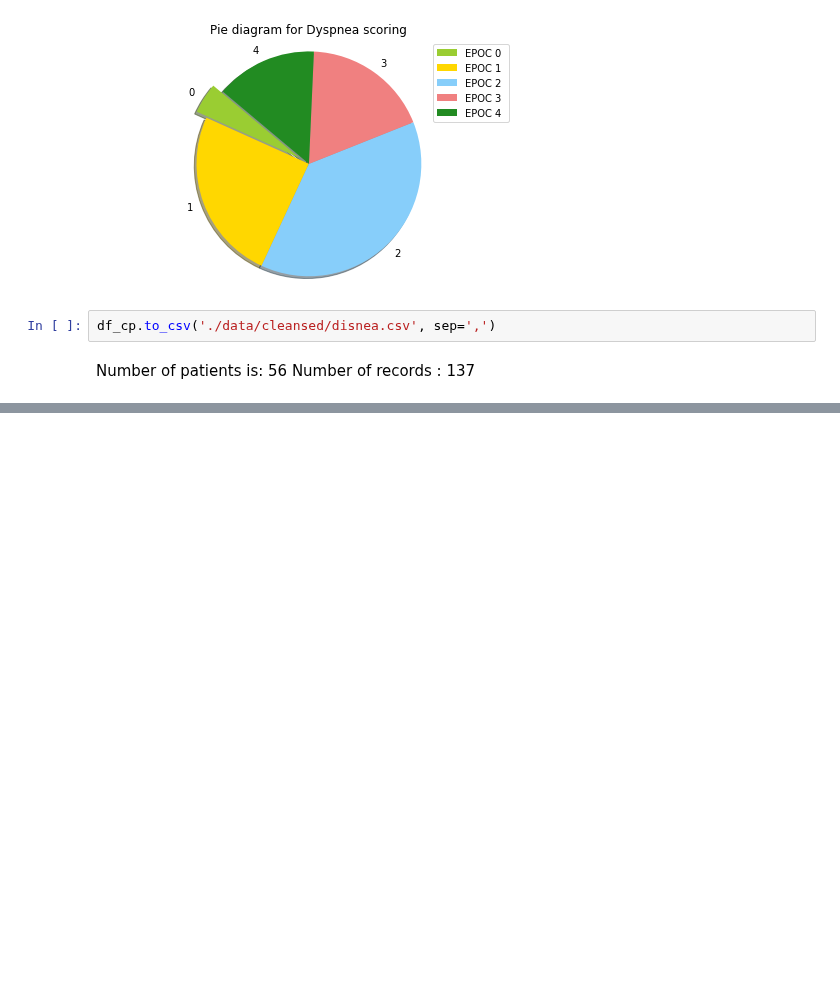
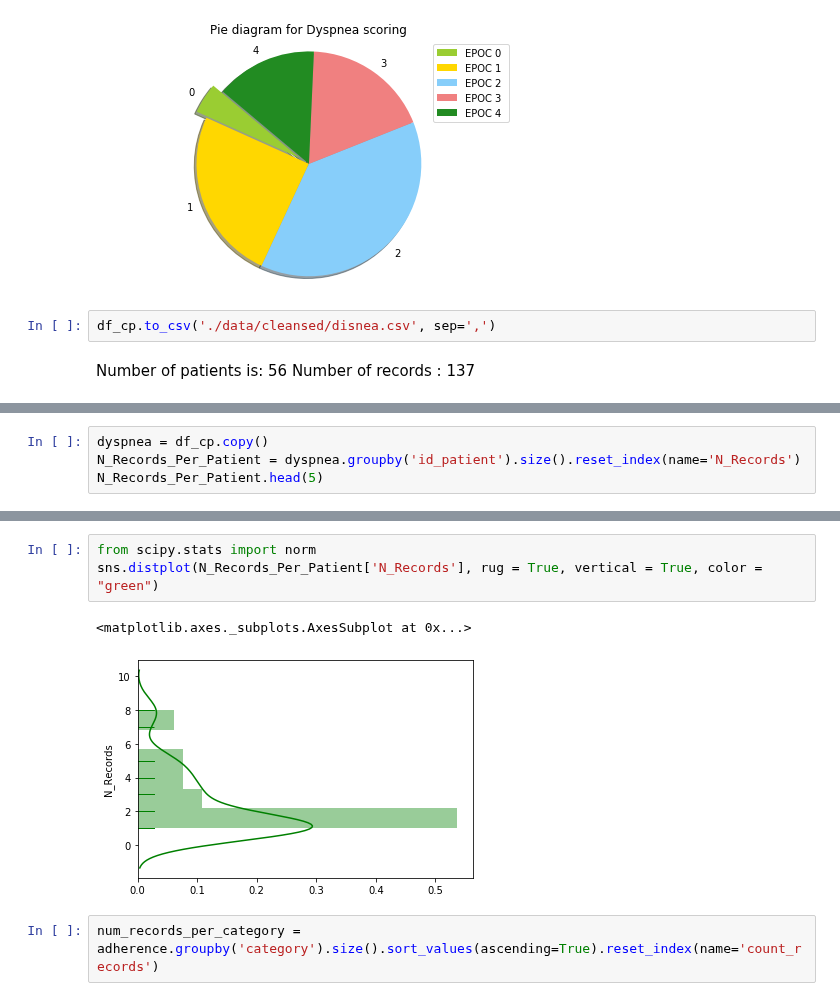
Before and after one commit to DS4A-T22/exploratory_data_analysis, a Jupyter notebook: EDA-Dysnea.ipynb, the cells around one changed output, grey strips where cells are left out. Drawn from its saved outputs; the diff is of its cells as text; blank space fills up the shorter version.

```diff
--- a/EDA-Dysnea.ipynb
+++ b/EDA-Dysnea.ipynb
@@ -169,0 +177,4 @@ Number of records :  137
+# %%
+dyspnea = df_cp.copy()
+N_Records_Per_Patient = dyspnea.groupby('id_patient').size().reset_index(name='N_Records')
+N_Records_Per_Patient.head(5)
@@ -169,0 +188,8 @@ Number of records :  137
+# %%
+from scipy.stats import norm
+sns.distplot(N_Records_Per_Patient['N_Records'], rug = True, vertical = True, color = "green")
+# %% [output]
+<matplotlib.axes._subplots.AxesSubplot at 0x...>
+[figure, added]
+# %%
+num_records_per_category = adherence.groupby('category').size().sort_values(ascending=True).reset_index(name='count_records')
```
Also changed, not shown: parts of 9 cells of this notebook, 3 other files.
